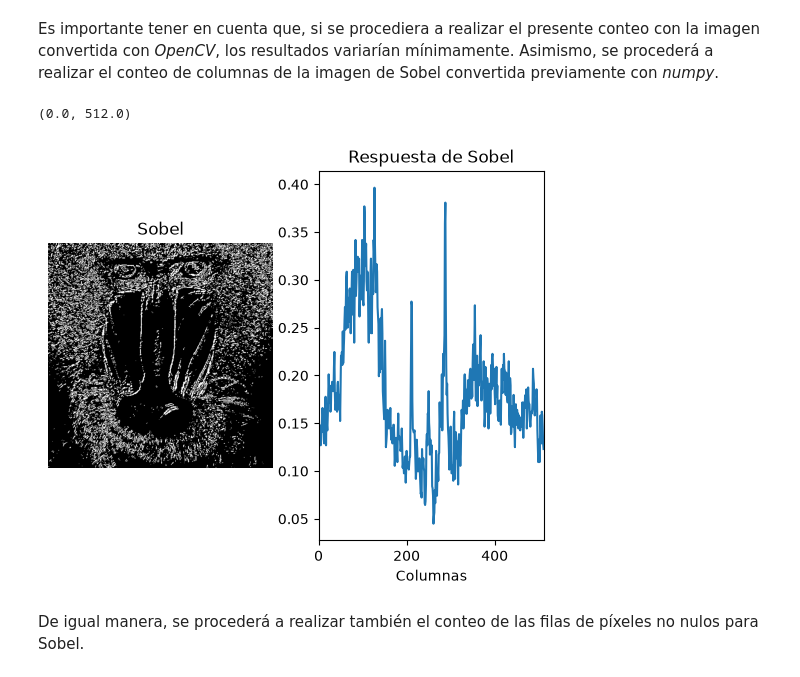
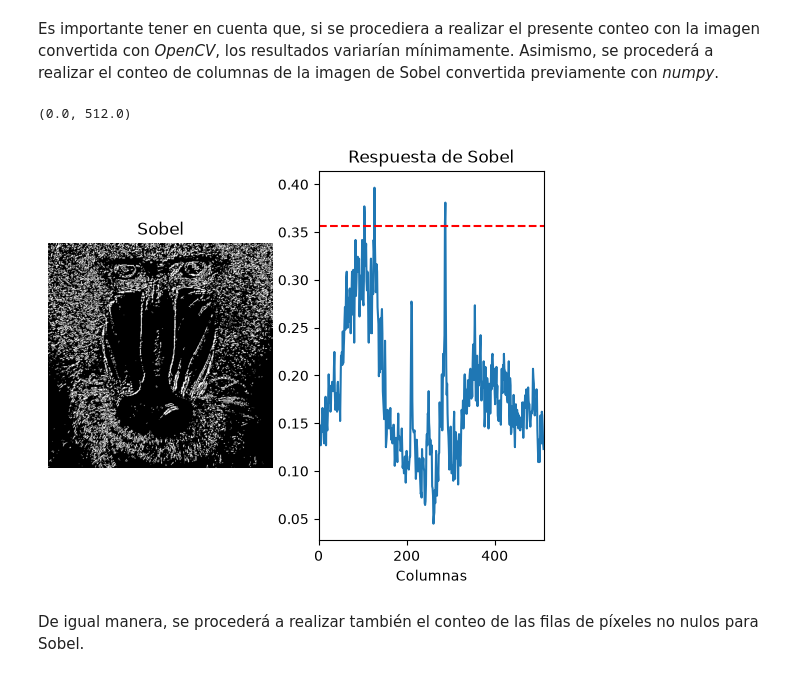
Before and after one commit to Neestoor13/Practicas_VC_2026-2027, a Jupyter notebook: P2/main.ipynb, the cells around one changed output. Saved outputs shown, nothing was run; the diff lists cells and outputs as text; code cells hidden in the pictures.

```diff
--- a/P2/main.ipynb
+++ b/P2/main.ipynb
@@ -228,29 +228,33 @@ Es importante tener en cuenta que, si se procediera a realizar el presente conte
 # %%
 #Cuenta el número de píxeles blancos (255) por columna
 #Suma los valores de los pixeles por columna
 col_counts_sobel = cv2.reduce(sobelUmbralizado, 0, cv2.REDUCE_SUM, dtype=cv2.CV_32SC1)
 
 #Normaliza en base al número de filas, primer valor devuelto por shape, y al valor máximo del píxel (255)
 #El resultado será el número de píxeles blancos por columna
 cols_sobel = col_counts_sobel[0] / (255 * sobelUmbralizado.shape[0])
+
+# Calculamos el percentil del umbral de filas de Sobel
+umbral_cols_sobel_pct = 0.90 * np.max(cols_sobel)
 
 #Muestra dicha cuenta gráficamente
 plt.figure()
 plt.subplot(1, 2, 1)
 plt.axis("off")
 plt.title("Sobel")
 plt.imshow(sobelUmbralizado, cmap='gray')
 
 plt.subplot(1, 2, 2)
 plt.title("Respuesta de Sobel")
 plt.xlabel("Columnas")
 plt.ylabel("% píxeles")
 plt.plot(cols_sobel)
+plt.axhline(umbral_cols_sobel_pct, color="r", linestyle="--", label="0.90*maxcol")
 #Rango en x definido por las columnas
 plt.xlim([0, sobelUmbralizado.shape[1]])
 # %% [output]
 (0.0, 512.0)
-[figure, old version]
+[figure, new version]
 # %% [markdown]
 De igual manera, se procederá a realizar también el conteo de las filas de píxeles no nulos para Sobel.
 # %%
```
Also changed, not shown: parts of 3 cells of this notebook.
